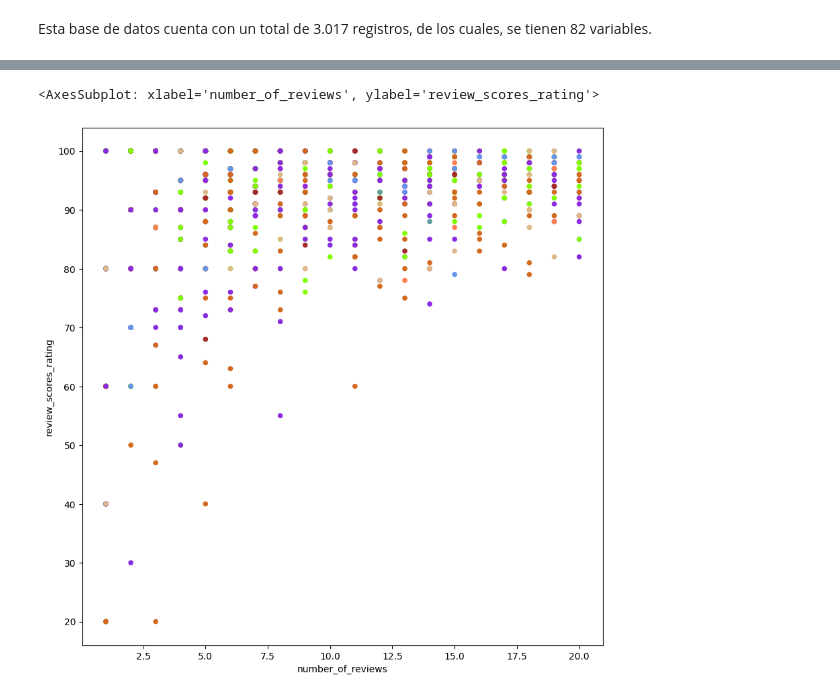
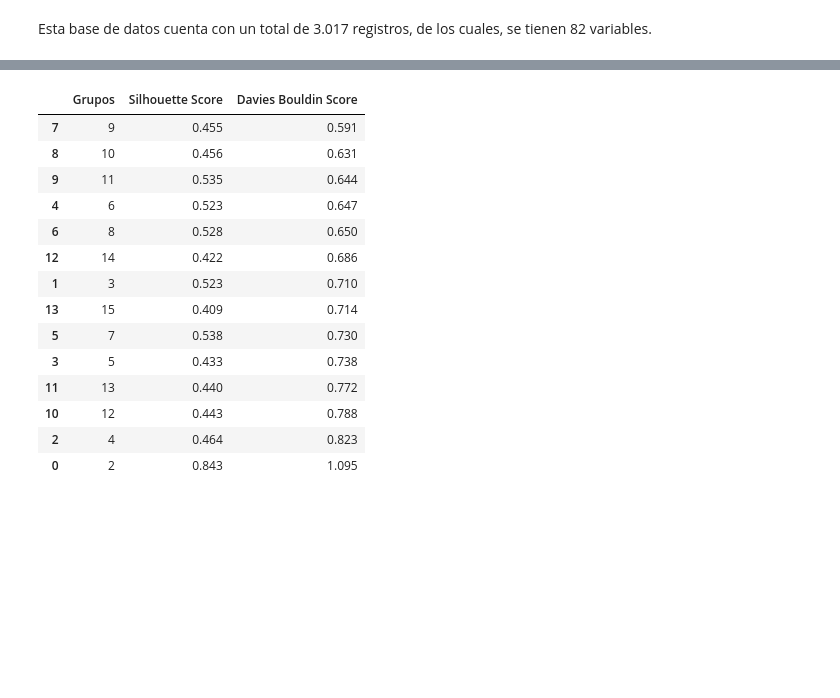
Before and after one commit to daagonzalezsa/Media.Monks_Assesment, a Jupyter notebook: ARBNB.ipynb, the cells around one changed output, grey strips where cells are left out. Saved outputs shown, nothing was run; the diff lists cells and outputs as text; code cells hidden in the pictures; blank space fills up the shorter version.

```diff
--- a/ARBNB.ipynb
+++ b/ARBNB.ipynb
@@ -58 +79,27 @@ df.drop(['name', 'summary', 'description', 'experiences_offered', 'neighborhood_
+# %%
+index = []
+sil_score = []
+davies_score = []
+for i in range(2,16):
+    index.append(i)
+    sil_score.append(np.round(silhouette_score(df_Numbers, KMeans(n_clusters=i, n_init='auto').fit_predict(df_Numbers)), 3))
+    davies_score.append(np.round(davies_bouldin_score(df_Numbers, KMeans(n_clusters=i, n_init='auto').fit_predict(df_Numbers)), 3))
+
+pd.DataFrame({"Grupos":index, "Silhouette Score":sil_score, "Davies Bouldin Score":davies_score}).sort_values("Davies Bouldin Score", ascending=True)
+# %% [output]
+|  | Grupos | Silhouette Score | Davies Bouldin Score |
+| 7 | 9 | 0.455 | 0.591 |
+| 8 | 10 | 0.456 | 0.631 |
+| 9 | 11 | 0.535 | 0.644 |
+| 4 | 6 | 0.523 | 0.647 |
+| 6 | 8 | 0.528 | 0.650 |
+| 12 | 14 | 0.422 | 0.686 |
+| 1 | 3 | 0.523 | 0.710 |
+| 13 | 15 | 0.409 | 0.714 |
+| 5 | 7 | 0.538 | 0.730 |
+| 3 | 5 | 0.433 | 0.738 |
+| 11 | 13 | 0.440 | 0.772 |
+| 10 | 12 | 0.443 | 0.788 |
+| 2 | 4 | 0.464 | 0.823 |
+| 0 | 2 | 0.843 | 1.095 |
 # %%
@@ -64,5 +107,0 @@ for i in kmeans:
-# %%
-df.plot(x = "number_of_reviews", y = "review_scores_rating", kind = "scatter", c = colores, figsize= (10,10))
-# %% [output]
-<AxesSubplot: xlabel='number_of_reviews', ylabel='review_scores_rating'>
-[figure, removed]
```
Also changed, not shown: parts of 11 cells of this notebook.
